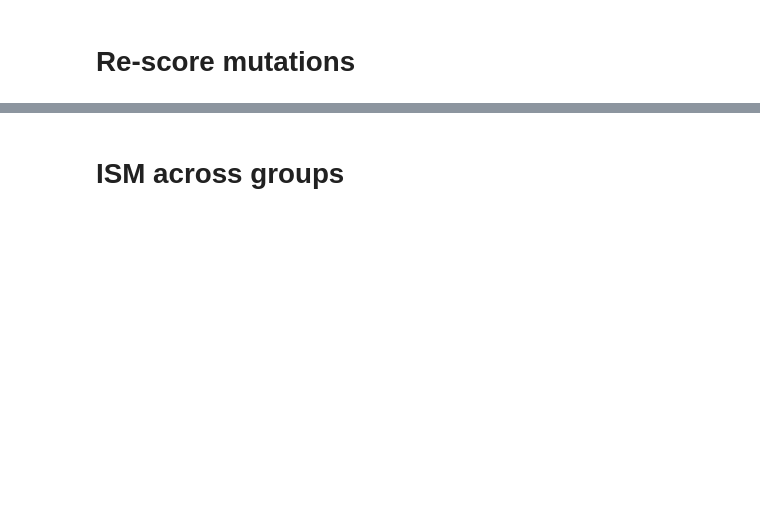
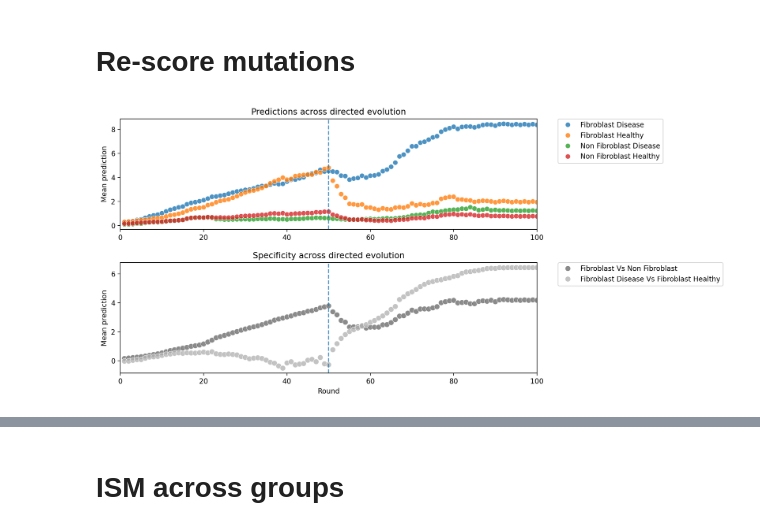
Before and after one commit to Genentech/decima-applications, a Jupyter notebook: notebooks/10_design/1_read.ipynb, the cells around one changed output, grey strips where cells are left out. Drawn from its saved outputs; the diff is of its cells as text; code cells hidden in the pictures; blank space fills up the shorter version.

```diff
--- a/notebooks/10_design/1_read.ipynb
+++ b/notebooks/10_design/1_read.ipynb
@@ -146,0 +105,7 @@ non_fibroblast = taskF[taskF['fibroblast_label'] == 'non_fibroblast']
+# %%
+study = "17481d16-ee44-49e5-bcf0-28c0780d8c4a"
+cell_type = "fibroblast"
+disease_state = "Crohn's disease"
+healthy_state = "healthy"
+save_file = 'Crohns_fibroblast_design'
+exclude_strings = []
@@ -240 +213,78 @@ plt.show()
+# %%
+# Assuming all_tasks DataFrame is already created
+
+# Get unique labels and cell_type_labels
+unique_labels = all_tasks['label'].unique()
+unique_cell_type_labels = all_tasks['cell_type_label'].unique()
+
+# Create dynamic label mapping
+label_mapping = {label: label.replace('_', ' ').title() for label in unique_labels if label != 'excluded'}
+
+# First subplot
+subF = all_tasks[all_tasks['label'] != 'excluded']
+mean_data = subF.groupby(['round', 'label'])['preds'].mean().reset_index()
+# Apply the mapping to the dataframes
+mean_data['label'] = mean_data['label'].map(label_mapping)
+
+fig, (ax1, ax2) = plt.subplots(2, 1, figsize=(11, 6), dpi=200)
+
+sns.scatterplot(data=mean_data, x='round', y='preds', hue='label', s=50, alpha=.8, ax=ax1)
+ax1.set_title('Predictions across directed evolution')
+ax1.set_ylabel('Mean prediction')
+ax1.set_xlabel('')  # Remove x-label from top subplot
+ax1.set_xlim(0, 100)
+ax1.axvline(x=50, linestyle='dashed', alpha=.8)
+ax1.legend(bbox_to_anchor=(1.05, 1), loc='upper left', borderaxespad=0.)
+
+# Second subplot
+groups = []
+for cell_type_label in unique_cell_type_labels:
+    if cell_type_label == 'excluded' or 'non_' in cell_type_label:
+        continue
+
+    non_cell_type_label = f'non_{cell_type_label}'
+    cell_type_data = all_tasks[all_tasks['cell_type_label'] == cell_type_label]
+    non_cell_type_data = all_tasks[all_tasks['cell_type_label'] == non_cell_type_label]
+
+    cell_type_mean = cell_type_data.groupby('round')['preds'].mean()
+    non_cell_type_mean = non_cell_type_data.groupby('round')['preds'].mean()
+
+    diff_cell_type_non_cell_type = (cell_type_mean - non_cell_type_mean).reset_index()
+    diff_cell_type_non_cell_type['group'] = f'{cell_type_label.replace("_", " ").title()} vs {non_cell_type_label.replace("_", " ").title()}'
+    groups.append(diff_cell_type_non_cell_type)
+
+    # Disease vs Healthy for specific cell type
+    if f'{cell_type_label}_disease' in unique_labels and f'{cell_type_label}_healthy' in unique_labels:
+        cell_type_disease_data = all_tasks[all_tasks['label'] == f'{cell_type_label}_disease']
+        cell_type_healthy_data = all_tasks[all_tasks['label'] == f'{cell_type_label}_healthy']
+
+        cell_type_disease_mean = cell_type_disease_data.groupby('round')['preds'].mean()
+        cell_type_healthy_mean = cell_type_healthy_data.groupby('round')['preds'].mean()
+
+        diff_disease_healthy = (cell_type_disease_mean - cell_type_healthy_mean).reset_index()
+        diff_disease_healthy['group'] = f'{cell_type_label.replace("_", " ").title()} Disease vs {cell_type_label.replace("_", " ").title()} Healthy'
+        groups.append(diff_disease_healthy)
+
+combined_diff = pd.concat(groups).reset_index(drop=True)
+combined_diff['group'] = combined_diff['group'].map(lambda x: x.replace('_', ' ').title())
+
+# Define custom shades of grey for the palette
+custom_palette = ["#6e6e6e", "#b5b5b5"]
+
+sns.scatterplot(data=combined_diff, x='round', y='preds', hue='group', s=60, alpha=.8,
+                palette=custom_palette, ax=ax2)
+plt.axvline(x=50, linestyle='dashed', alpha=.8)
+ax2.set_title('Specificity across directed evolution')
+ax2.set_xlabel('Round')
+ax2.set_ylabel('Mean prediction')
+ax2.set_xlim(0, 100)
+ax2.legend(bbox_to_anchor=(1.05, 1), loc='upper left', borderaxespad=0.)
+
+# Adjust layout
+plt.tight_layout()
+fig.subplots_adjust(right=0.8, hspace=0.3)
+
+plt.show()
+# %% [output]
+[figure, added]
 # %%
```
Also changed, not shown: parts of 82 cells of this notebook.
